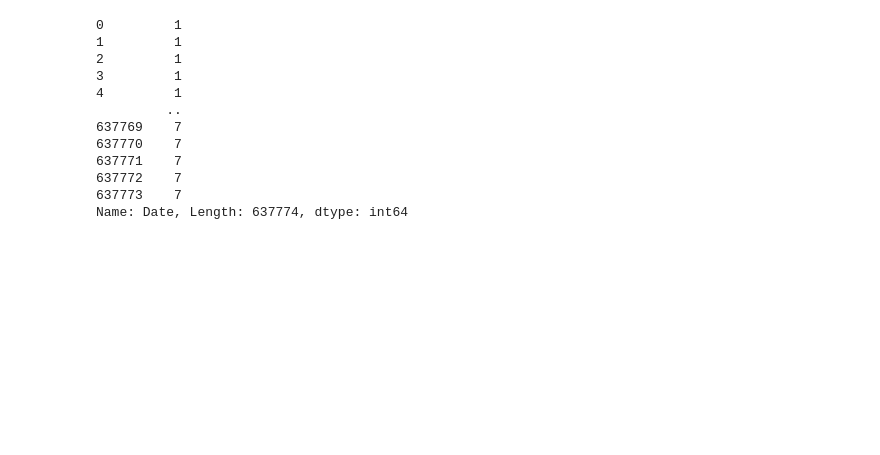
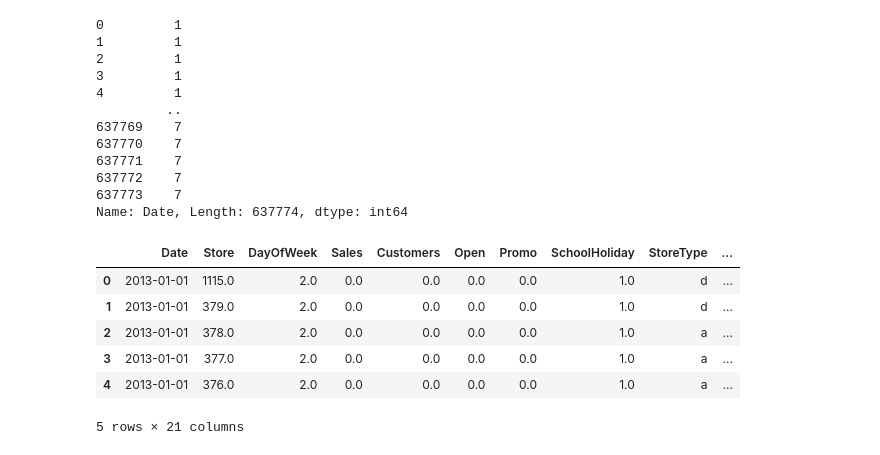
Before and after one commit to JohnEnev/DSR-competition-team1, a Jupyter notebook: notebooks/JE_notebook.ipynb, the cells around one changed output. Cells and saved outputs as stored; diff of their text form; code cells hidden in the pictures; blank space fills up the shorter version.

```diff
--- a/notebooks/JE_notebook.ipynb
+++ b/notebooks/JE_notebook.ipynb
@@ -345,0 +348,13 @@ array(['d', 'a', 'c', 'b', nan], dtype=object)
+# %%
+def cleaning_stateholiday(df):
+    '''
+    Transform 0.0 to 0 and all column to string.
+    Returns a new dataframe
+    '''
+    df_new = df.copy()
+    #Remove the values where StateHoliday is NaN?
+    df_new = df_new.dropna(subset=['StateHoliday'])
+    df_new['StateHoliday'] = df_new['StateHoliday'].apply(lambda x: str(int(x)) if x == 0.0 or x == 0 else x)
+    return df_new
+# %%
+df = cleaning_stateholiday(df)
@@ -466,3 +488,13 @@ df_new.Date.dt.month
 637772    7
 637773    7
 Name: Date, Length: 637774, dtype: int64
+# %%
+df.head()
+# %% [output]
+|  | Date | Store | DayOfWeek | Sales | Customers | Open | Promo | SchoolHoliday | StoreType | ... |
+| 0 | 2013-01-01 | 1115.0 | 2.0 | 0.0 | 0.0 | 0.0 | 0.0 | 1.0 | d | ... |
+| 1 | 2013-01-01 | 379.0 | 2.0 | 0.0 | 0.0 | 0.0 | 0.0 | 1.0 | d | ... |
+| 2 | 2013-01-01 | 378.0 | 2.0 | 0.0 | 0.0 | 0.0 | 0.0 | 1.0 | a | ... |
+| 3 | 2013-01-01 | 377.0 | 2.0 | 0.0 | 0.0 | 0.0 | 0.0 | 1.0 | a | ... |
+| 4 | 2013-01-01 | 376.0 | 2.0 | 0.0 | 0.0 | 0.0 | 0.0 | 1.0 | a | ... |
+5 rows × 21 columns
```
Also changed, not shown: parts of 14 cells of this notebook, 1 other file.
